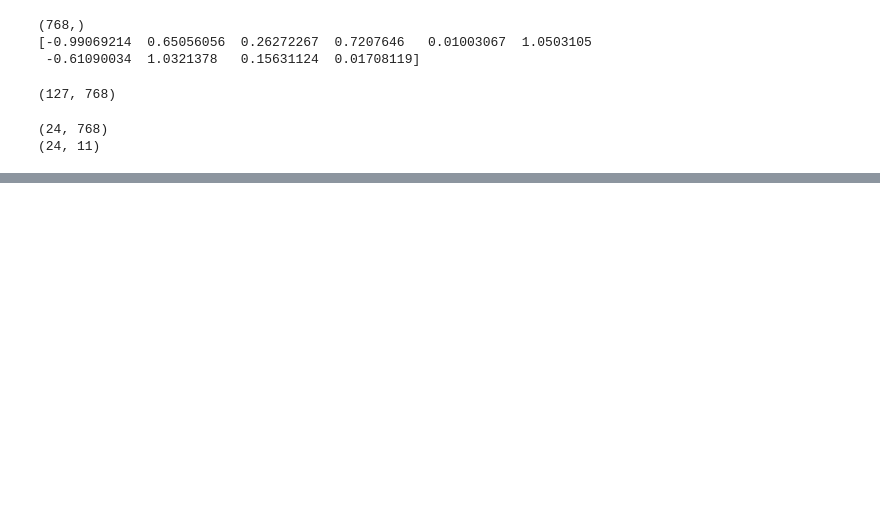
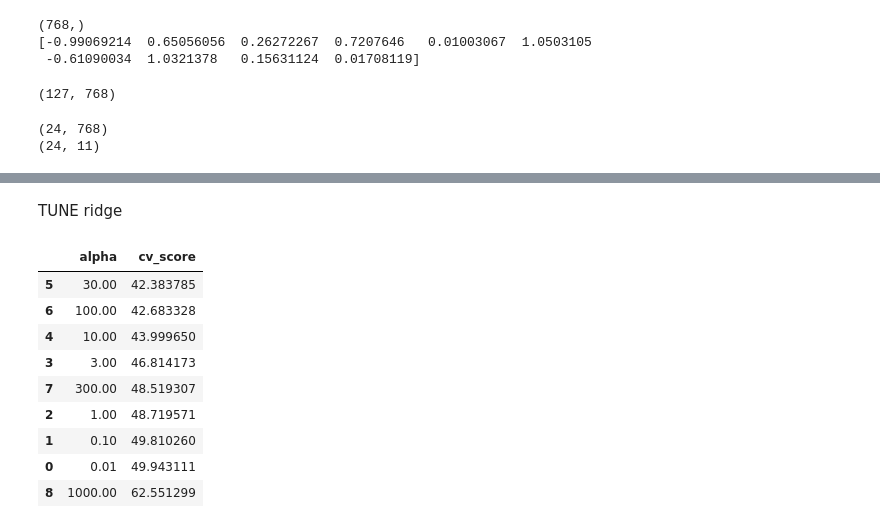
Before and after one commit to haddybhaiya/unsupervised-learning-classes, a Jupyter notebook: sand_grain_kaggle.ipynb, the cells around one changed output, grey strips where cells are left out. Saved outputs shown, nothing was run; the diff lists cells and outputs as text; code cells hidden in the pictures; blank space fills up the shorter version.

```diff
--- a/sand_grain_kaggle.ipynb
+++ b/sand_grain_kaggle.ipynb
@@ -443,0 +441,58 @@ pd.DataFrame(results).sort_values("cv_score")
+# %% [markdown]
+TUNE ridge
+# %%
+#tuning ridge
+from sklearn.linear_model import Ridge
+from sklearn.model_selection import LeaveOneOut
+
+alphas = [
+    0.01, 0.1, 1,
+    3, 10, 30,
+    100, 300, 1000
+]
+
+alpha_results = []
+
+loo = LeaveOneOut()
+
+for alpha in alphas:
+
+    preds = np.zeros_like(y, dtype=float)
+
+    for train_idx, val_idx in loo.split(X):
+
+        model = Ridge(alpha=alpha)
+
+        model.fit(
+            X[train_idx],
+            y[train_idx]
+        )
+
+        preds[val_idx] = model.predict(
+            X[val_idx]
+        )
+
+    preds = np.clip(preds, 0, 100)
+    preds = np.maximum.accumulate(preds, axis=1)
+    preds[:, -1] = 100
+
+    score = soil_metric(y, preds)
+
+    alpha_results.append({
+        "alpha": alpha,
+        "cv_score": score
+    })
+
+alpha_df = pd.DataFrame(alpha_results)
+display(alpha_df.sort_values("cv_score"))
+# %% [output]
+|  | alpha | cv_score |
+| 5 | 30.00 | 42.383785 |
+| 6 | 100.00 | 42.683328 |
+| 4 | 10.00 | 43.999650 |
+| 3 | 3.00 | 46.814173 |
+| 7 | 300.00 | 48.519307 |
+| 2 | 1.00 | 48.719571 |
+| 1 | 0.10 | 49.810260 |
+| 0 | 0.01 | 49.943111 |
+| 8 | 1000.00 | 62.551299 |
```
Also changed, not shown: parts of 7 cells of this notebook.
